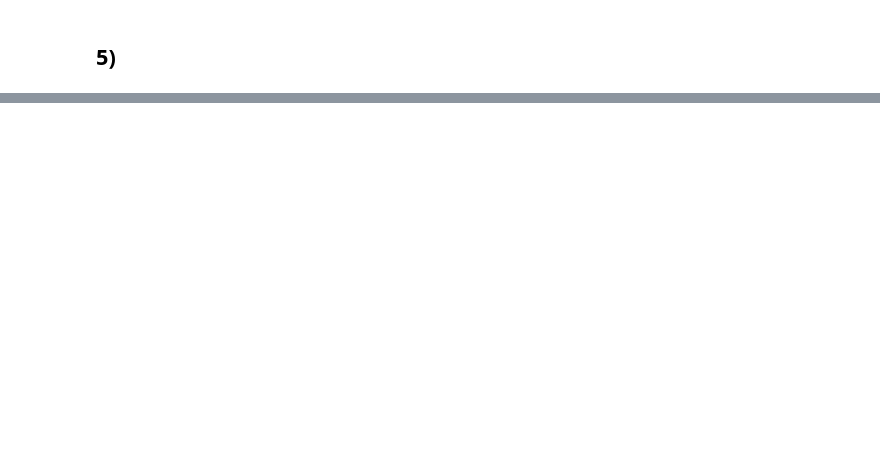
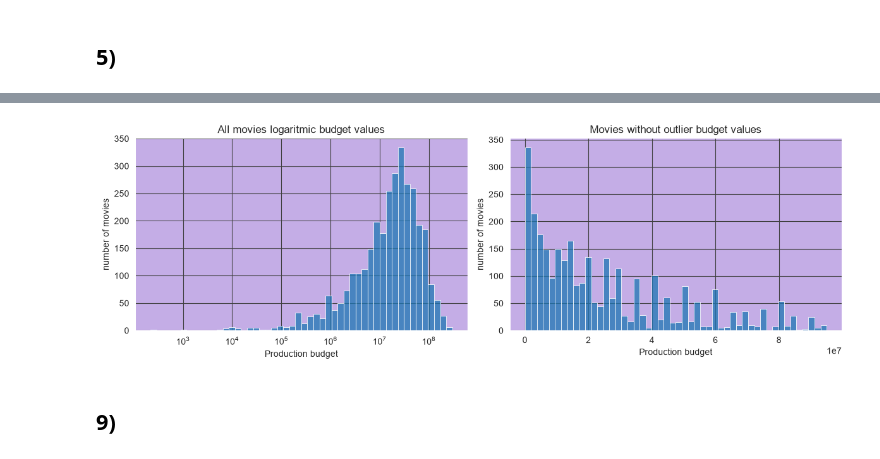
Before and after one commit to jakobschonberg/lexicon, a Jupyter notebook: Data_Analysis_Visualization/Project_Movies/movies.ipynb, the cells around one changed output, grey strips where cells are left out. Drawn from its saved outputs; the diff is of its cells as text; code cells hidden in the pictures; blank space fills up the shorter version.

```diff
--- a/Data_Analysis_Visualization/Project_Movies/movies.ipynb
+++ b/Data_Analysis_Visualization/Project_Movies/movies.ipynb
@@ -420,0 +519,6 @@ movies.head()
+# %%
+q1 = movies['Production Budget'].quantile(0.25)
+q3 = movies['Production Budget'].quantile(0.75)
+upper = q3 + 1.5 * (q3 - q1)
+lower = q1 - 1.5 * (q3 - q1)
+print(upper, lower)
@@ -420,0 +537,17 @@ movies.head()
+# %%
+sns.set_style("darkgrid", {
+    "axes.facecolor": "#C4ADE6",
+    "grid.color": "#404040",
+    "grid.linewidth": 0.8,
+})
+# %%
+fig, ax = plt.subplots()
+sns.histplot(data=movies, x='Production Budget', bins=50, ax=ax)
+ax.axvline(median, color='green', linestyle='--', label=f'median {median:,.0f}')
+ax.axvline(mean, color='red', linestyle='--', label=f'mean {mean:,.0f}')
+ax.axvline(upper, color='yellow', linestyle=':', label=f'upper fence {upper:,.0f}')
+ax.set_title('The mean is pulled to the right by the long tail')
+ax.set_xlabel('Production budget')
+ax.set_ylabel('Number of movies')
+ax.legend()
+plt.show()
@@ -420,0 +556,19 @@ movies.head()
+# %%
+movies['budget_outlier'] = movies['Production Budget'] > upper
+# %%
+fig, axes = plt.subplots(1,2,figsize=(12,4))
+axes[0].set_xscale(value='log')
+sns.histplot(data=movies, x='Production Budget', bins=50, ax=axes[0])
+sns.histplot(data=movies[~movies.budget_outlier],x='Production Budget', bins=50, ax=axes[1])
+axes[0].set_title('All movies logaritmic budget values')
+axes[1].set_title('Movies without outlier budget values')
+
+for ax in axes:
+    ax.set_xlabel('Production budget')
+    ax.set_ylabel('number of movies')
+plt.tight_layout()
+plt.show()
+# %% [output]
+[figure, added]
+# %% [markdown]
+## 9)
```
Also changed, not shown: parts of 16 cells of this notebook.
